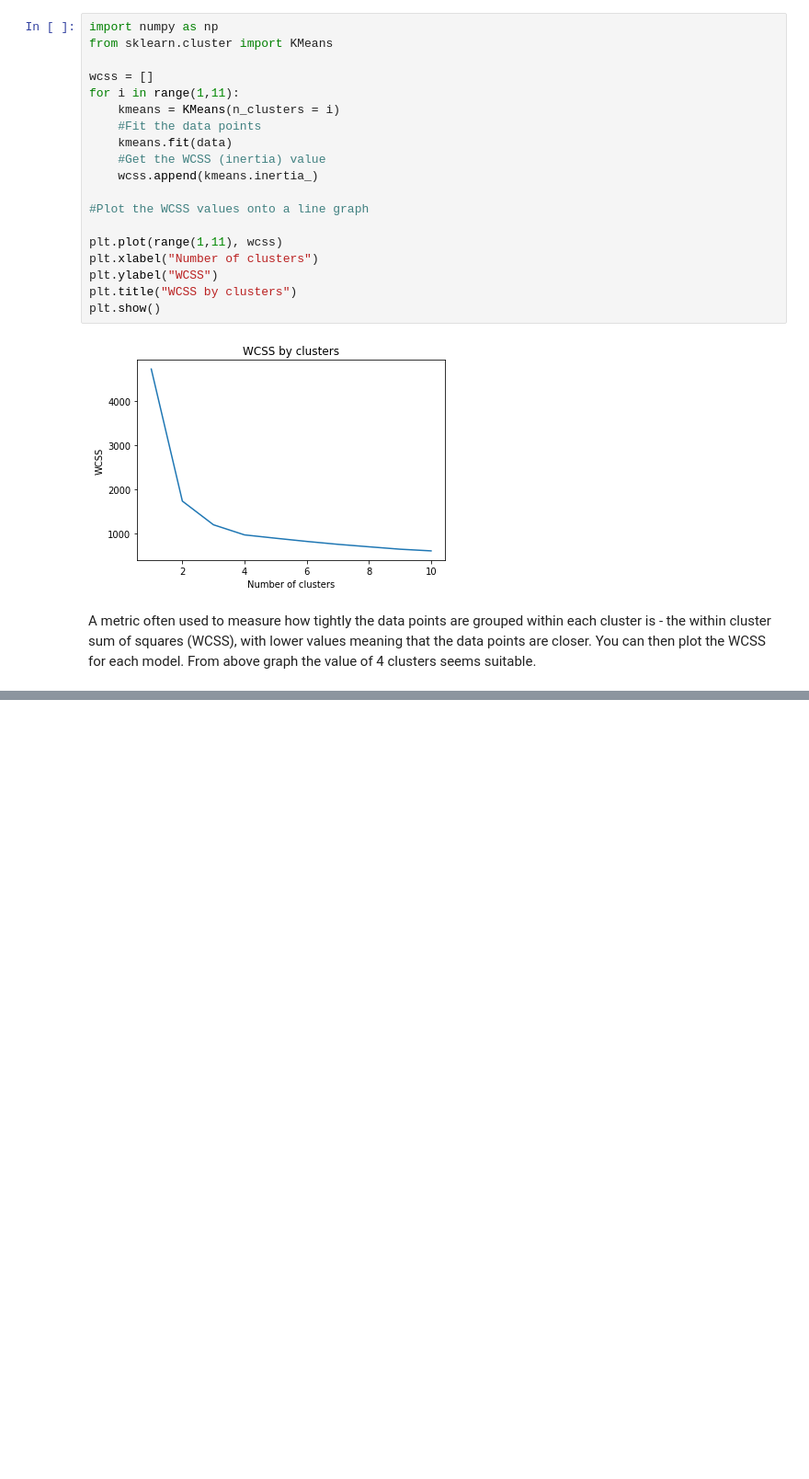
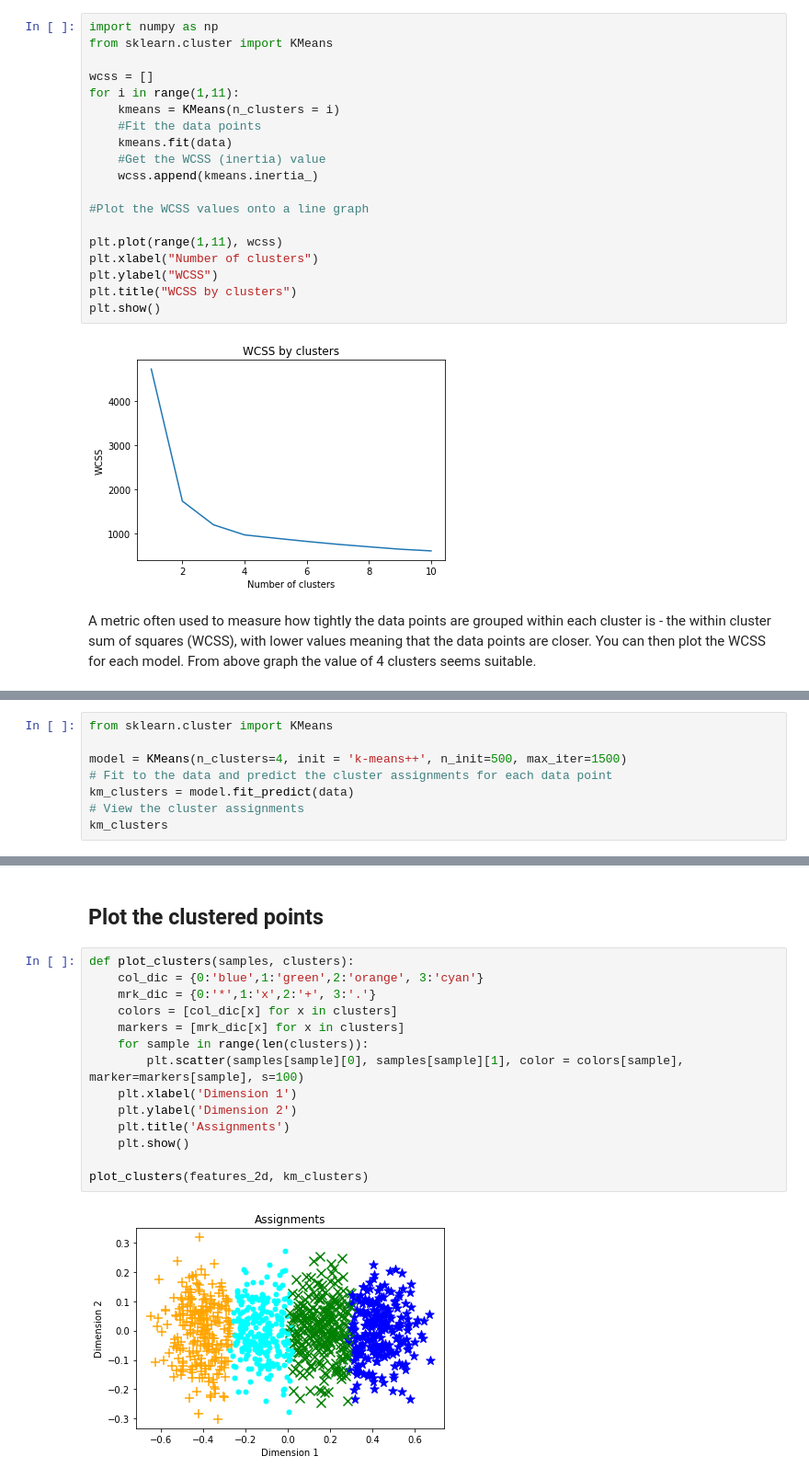
Before and after one commit to shivani-singhal0410/ml-challenges, a Jupyter notebook: challenges/04 - Clustering Challenge.ipynb, the cells around one changed output, grey strips where cells are left out. Shown at 92% size. Drawn from its saved outputs; the diff is of its cells as text; blank space fills up the shorter version.

Commit message:
Clustering model commit

```diff
--- a/challenges/04 - Clustering Challenge.ipynb
+++ b/challenges/04 - Clustering Challenge.ipynb
@@ -108,0 +111,8 @@ From above graph the value of 4 clusters seems suitable.
+# %%
+from sklearn.cluster import KMeans
+
+model = KMeans(n_clusters=4, init = 'k-means++', n_init=500, max_iter=1500)
+# Fit to the data and predict the cluster assignments for each data point
+km_clusters = model.fit_predict(data)
+# View the cluster assignments
+km_clusters
@@ -108,0 +137,18 @@ From above graph the value of 4 clusters seems suitable.
+# %% [markdown]
+## Plot the clustered points
+# %%
+def plot_clusters(samples, clusters):
+    col_dic = {0:'blue',1:'green',2:'orange', 3:'cyan'}
+    mrk_dic = {0:'*',1:'x',2:'+', 3:'.'}
+    colors = [col_dic[x] for x in clusters]
+    markers = [mrk_dic[x] for x in clusters]
+    for sample in range(len(clusters)):
+        plt.scatter(samples[sample][0], samples[sample][1], color = colors[sample], marker=markers[sample], s=100)
+    plt.xlabel('Dimension 1')
+    plt.ylabel('Dimension 2')
+    plt.title('Assignments')
+    plt.show()
+
+plot_clusters(features_2d, km_clusters)
+# %% [output]
+[figure, added]
```
Also changed, not shown: parts of 2 cells of this notebook.
